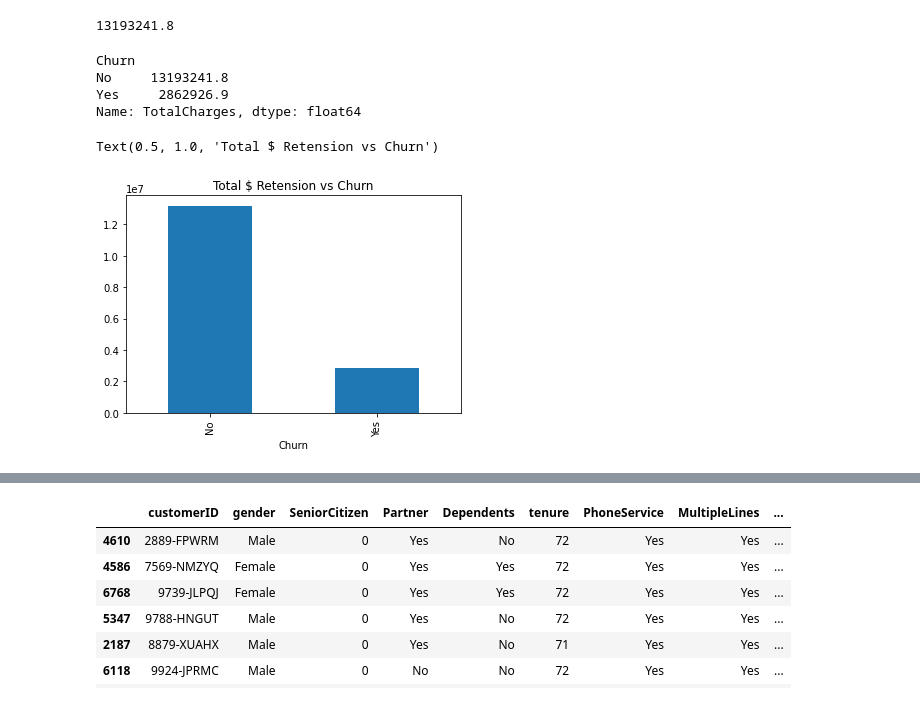
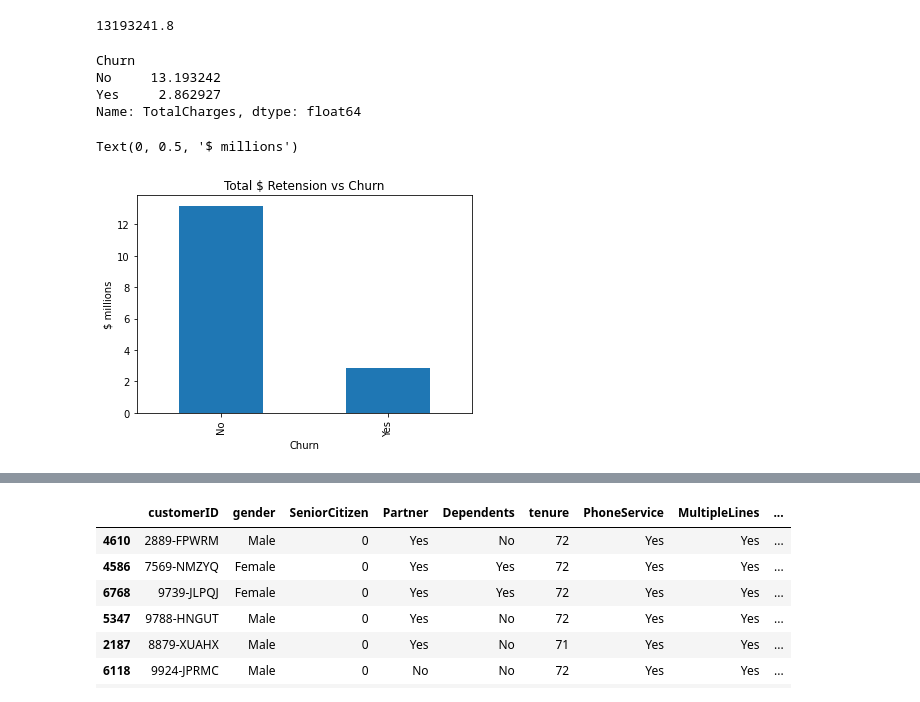
Before and after one commit to chrisvinhston/customer_churn_prediction, a Jupyter notebook: main.ipynb, the cells around one changed output, grey strips where cells are left out. Drawn from its saved outputs; the diff is of its cells as text; code cells hidden in the pictures.

```diff
--- a/main.ipynb
+++ b/main.ipynb
@@ -194,16 +194,19 @@ churn_no.TotalCharges.sum()
 # %% [output]
 13193241.8
 # %%
-churn_dollars = df.groupby('Churn').TotalCharges.sum()
+#convert to millions
+churn_dollars = df.groupby('Churn').TotalCharges.sum()/1000000
 churn_dollars
 # %% [output]
 Churn
-No     13193241.8
-Yes     2862926.9
+No     13.193242
+Yes     2.862927
 Name: TotalCharges, dtype: float64
 # %%
 churn_dollars.plot.bar()
 plt.title('Total $ Retension vs Churn')
+
+plt.ylabel('$ millions')
 # %% [output]
-Text(0.5, 1.0, 'Total $ Retension vs Churn')
+Text(0, 0.5, '$ millions')
-[figure, old version]
+[figure, new version]
```
Also changed, not shown: parts of 3 cells of this notebook, 2 other files.
